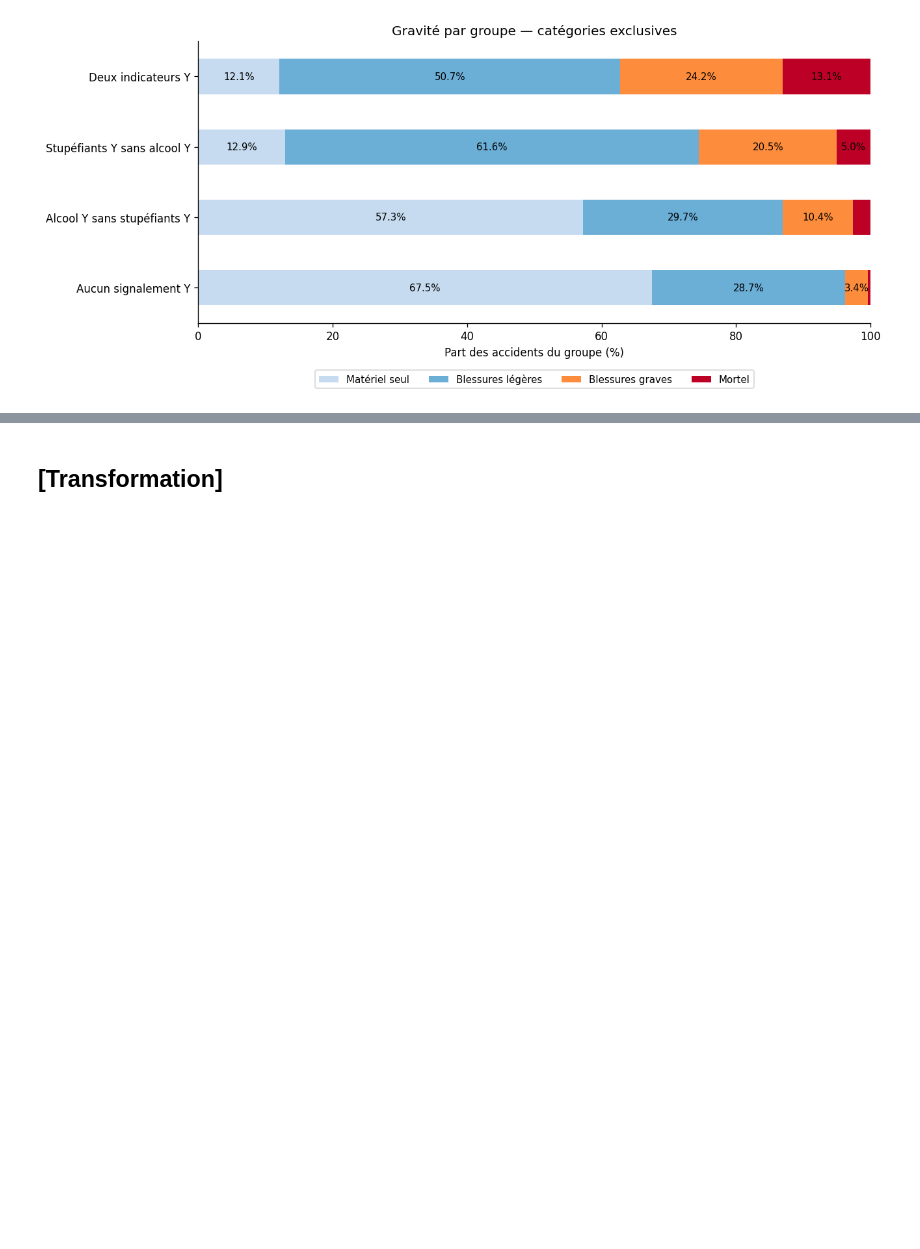
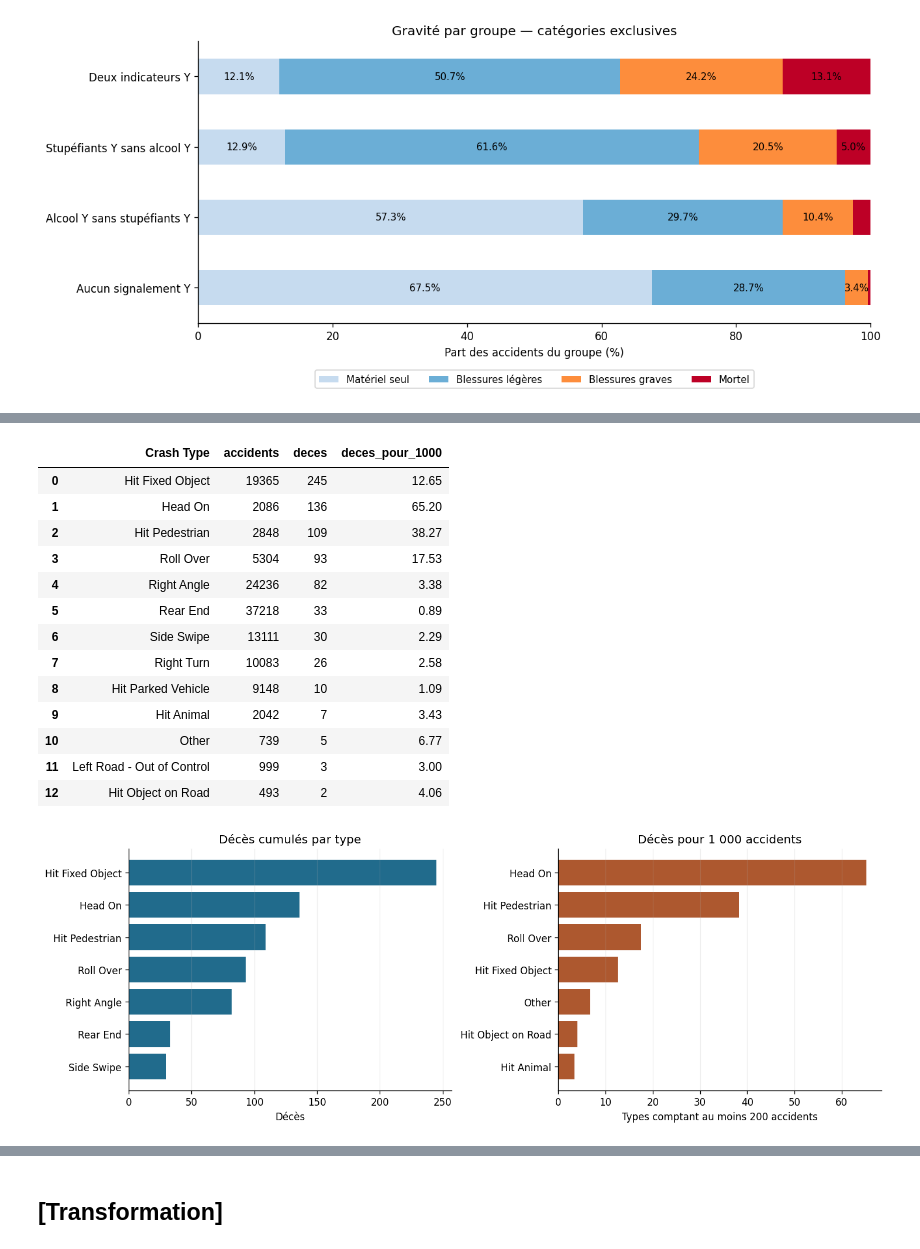
Before and after one commit to alex-abdallah/bigData, a Jupyter notebook: TP2/Road_Crash_PySpark.ipynb, the cells around one changed output, grey strips where cells are left out. Saved outputs shown, nothing was run; the diff lists cells and outputs as text; code cells hidden in the pictures; blank space fills up the shorter version.

```diff
--- a/TP2/Road_Crash_PySpark.ipynb
+++ b/TP2/Road_Crash_PySpark.ipynb
@@ -265,20 +368,0 @@ pour un accident grave ou mortel et 0 sinon.
-# %%
-assert not crash_raw.where(col("REPORT_ID").isNull()).limit(1).count()
-assert not units_df.where(col("REPORT_ID").isNull() | col("Unit No").isNull()).limit(1).count()
-assert not crash_raw.groupBy("REPORT_ID").count().where("count > 1").limit(1).count()
-assert not units_df.groupBy("REPORT_ID", "Unit No").count().where("count > 1").limit(1).count()
-assert not units_df.join(crash_raw.select("REPORT_ID"), "REPORT_ID", "left_anti").limit(1).count()
-
-numeriques = ["Year", "Total Cas", "Total Fats", "Total SI", "Total MI"]
-crash_typed = (crash_raw.withColumns({c: F.expr(f"try_cast(`{c}` as int)") for c in numeriques})
-               .withColumn("label", col("CSEF Severity").isin("3: SI", "4: Fatal").cast("double"))
-               .cache())
-assert crash_typed.dropna(subset=numeriques).count() == n_crash
-assert {r[0] for r in crash_typed.select("Year").distinct().collect()} == set(range(2012, 2020))
-assert not crash_typed.where(col("Total Cas") != col("Total Fats") + col("Total SI") + col("Total MI")).limit(1).count()
-summary = crash_typed.agg(F.count("*").alias("accidents"), F.sum("Total Cas").alias("victimes"),
-                          F.sum("Total Fats").alias("deces"), F.sum("Total SI").alias("blesses_graves"),
-                          F.sum("Total MI").alias("blesses_legers")).first().asDict()
-crash_raw.unpersist()
-crash_df = crash_typed
-display(pd.DataFrame([summary]))
@@ -291,0 +411,35 @@ chaque accident avant les agrégations.
+# %%
+types = (contexte.groupBy("Crash Type").agg(F.count("*").alias("accidents"), F.sum("Total Fats").alias("deces"))
+         .withColumn("deces_pour_1000", 1000 * col("deces") / col("accidents")))
+par_type = types.orderBy(F.desc("deces"), "Crash Type").toPandas()
+assert par_type["accidents"].sum() == n_crash
+assert par_type["deces"].sum() == summary["deces"]
+display(par_type.round(2))
+
+a = par_type.head(7).sort_values("deces")
+b = par_type.loc[par_type["accidents"].ge(200)].nlargest(7, "deces_pour_1000").sort_values("deces_pour_1000")
+fig, axes = plt.subplots(1, 2, figsize=(12, 4.2), layout="constrained")
+axes[0].barh(a["Crash Type"], a["deces"], color="#216b8c")
+axes[0].set(title="Décès cumulés par type", xlabel="Décès")
+axes[1].barh(b["Crash Type"], b["deces_pour_1000"], color="#ad582f")
+axes[1].set(title="Décès pour 1 000 accidents", xlabel="Types comptant au moins 200 accidents")
+for ax in axes:
+    ax.grid(axis="x", alpha=0.2)
+fig.savefig(OUT / "01_deces_par_type.png", bbox_inches="tight")
+plt.show()
+# %% [output]
+|  | Crash Type | accidents | deces | deces_pour_1000 |
+| 0 | Hit Fixed Object | 19365 | 245 | 12.65 |
+| 1 | Head On | 2086 | 136 | 65.20 |
+| 2 | Hit Pedestrian | 2848 | 109 | 38.27 |
+| 3 | Roll Over | 5304 | 93 | 17.53 |
+| 4 | Right Angle | 24236 | 82 | 3.38 |
+| 5 | Rear End | 37218 | 33 | 0.89 |
+| 6 | Side Swipe | 13111 | 30 | 2.29 |
+| 7 | Right Turn | 10083 | 26 | 2.58 |
+| 8 | Hit Parked Vehicle | 9148 | 10 | 1.09 |
+| 9 | Hit Animal | 2042 | 7 | 3.43 |
+| 10 | Other | 739 | 5 | 6.77 |
+| 11 | Left Road - Out of Control | 999 | 3 | 3.00 |
+| 12 | Hit Object on Road | 493 | 2 | 4.06 |
+[figure, added]
```
Also changed, not shown: parts of 86 cells of this notebook, 24 other files.
